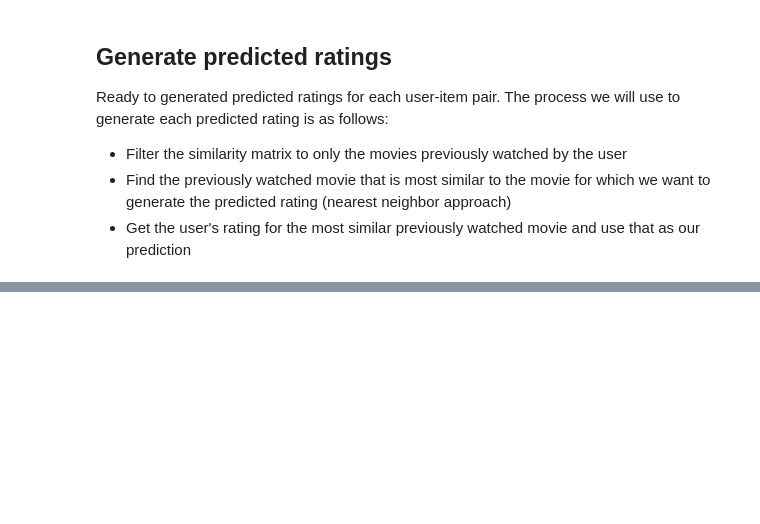
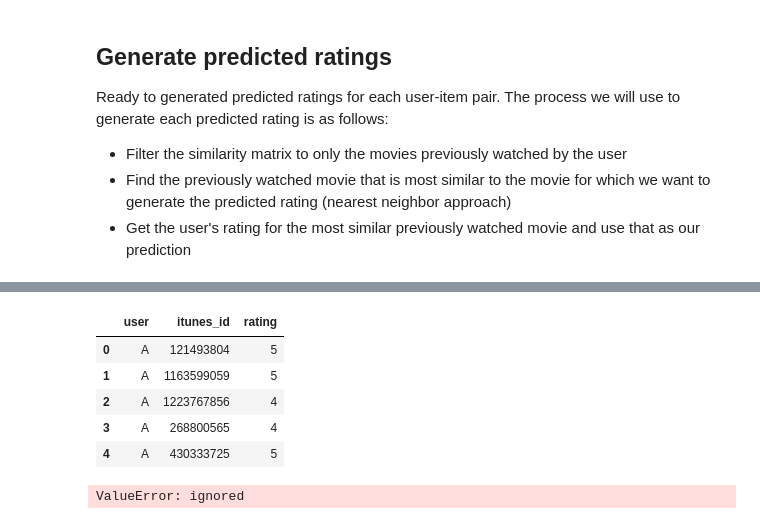
Before and after one commit to mille055/Rec_Project, a Jupyter notebook: notebooks/Get_text_embeddings.ipynb, the cells around one changed output, grey strips where cells are left out. Saved outputs shown, nothing was run; the diff lists cells and outputs as text; code cells hidden in the pictures; blank space fills up the shorter version.

```diff
--- a/notebooks/Get_text_embeddings.ipynb
+++ b/notebooks/Get_text_embeddings.ipynb
@@ -320,0 +301,10 @@ Accuracy on the test set is 0.896
+# %%
+## now trying with genre only
+sim_matrix_g = pd.DataFrame(cs_genre, columns=embeddings_only.itunes_id,index=embeddings_only.itunes_id)
+ratings_valset_genre = X_val.apply(lambda x: predict_rating(x, simtable=sim_matrix_g),axis=1)
+# Have many Nan so getting rid of those by creating dataframe and dropna
+df = pd.DataFrame({'ratings_valset': ratings_valset_genre, 'y_val':y_val})
+df.dropna(inplace=True)
+
+val_rmse = np.sqrt(mean_squared_error(df.y_val.values,df.ratings_valset.values))
+print('RMSE of predicted ratings is {:.3f}'.format(val_rmse))
@@ -320,0 +384,20 @@ Accuracy on the test set is 0.896
+# %%
+# ## generates a new row for the dataframe based on a given user name, list of podcasts (itunes_id's) with ratings
+
+def generate_new_user_df(name, podcast_list, ratings, df):
+  new_user_df = pd.DataFrame({'user': name, 'itunes_id': podcast_list, 'rating': ratings})
+  print(new_user_df)
+  for id in podcast_list:
+    print('matching podcast', id)
+    matching_row = df.loc[df.itunes_id == id].iloc[0]
+    print(matching_row)
+    for column in df.columns:
+      if ((column not in new_user_df)&(column != 'episode_descriptions')):
+        print('adding column', column)
+        new_user_df.loc[new_user_df.itunes_id==id][column] = matching_row[column]
+
+  return new_user_df
+# %%
+userAdf3 = generate_new_user_df('A', userA['itunes_id'], userA['rating'], podcast_df)
+userAdf3
+# %% [output]
@@ -320,0 +421,6 @@ Accuracy on the test set is 0.896
+|  | user | itunes_id | rating |
+| 0 | A | 121493804 | 5 |
+| 1 | A | 1163599059 | 5 |
+| 2 | A | 1223767856 | 4 |
+| 3 | A | 268800565 | 4 |
+| 4 | A | 430333725 | 5 |
@@ -320,0 +436,5 @@ Accuracy on the test set is 0.896
+# %%
+userAdf2 = fill_missing_data(userAdf, podcast_df)
+userAdf2
+# %% [output]
+ValueError: ignored
```
Also changed, not shown: parts of 27 cells of this notebook.
